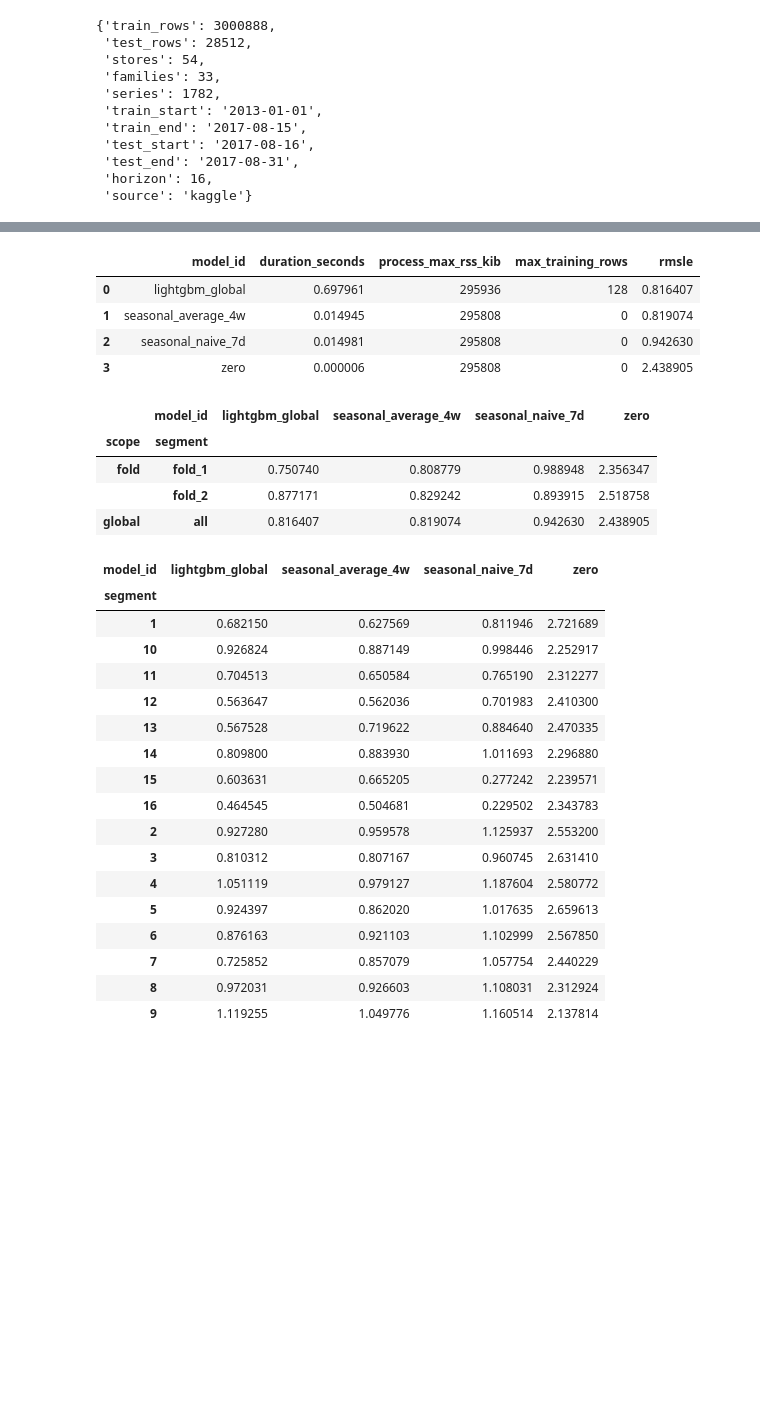
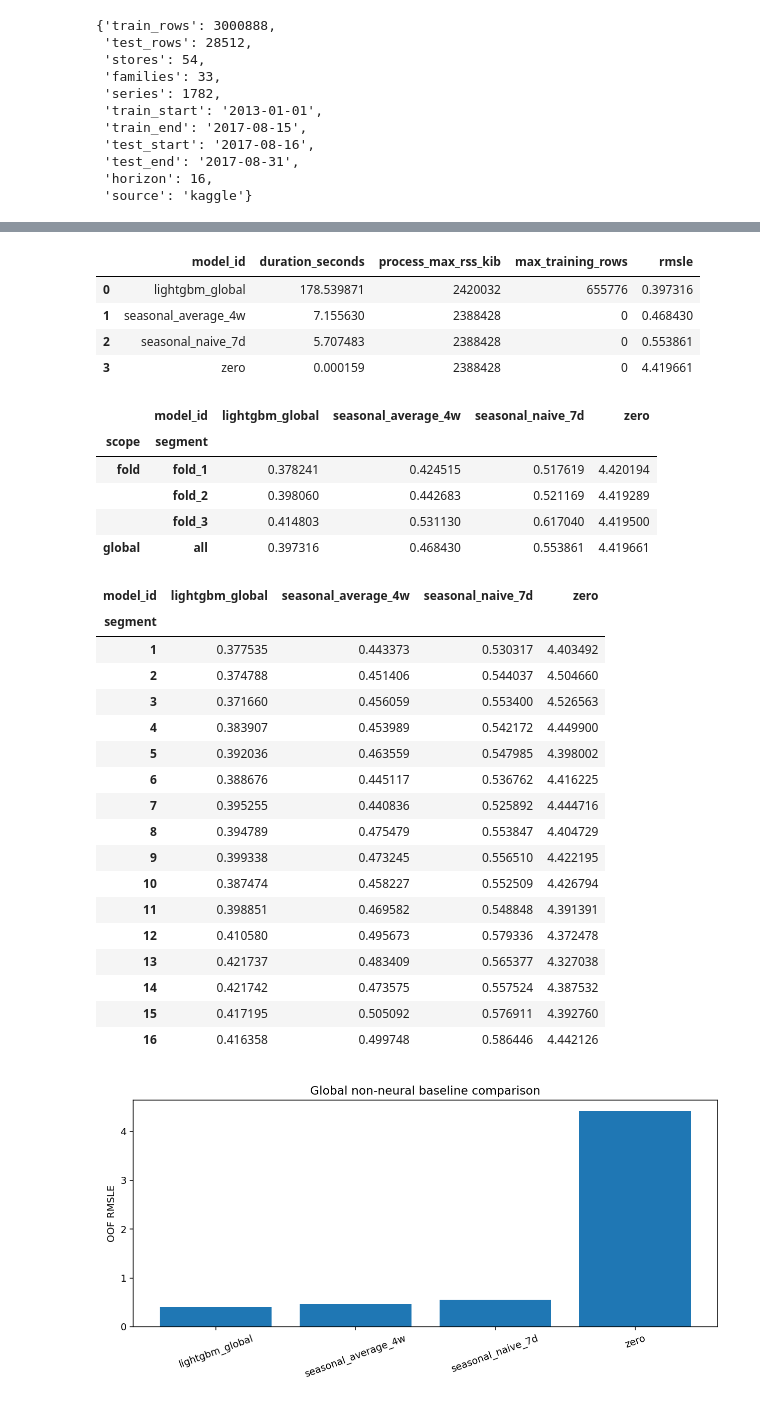
Before and after one commit to camiloandcu/Retail-Demand-Forecasting, a Jupyter notebook: 03_non_neural_baselines.ipynb, the cells around one changed output, grey strips where cells are left out. Saved outputs shown, nothing was run; the diff lists cells and outputs as text; code cells hidden in the pictures; blank space fills up the shorter version.

```diff
--- a/03_non_neural_baselines.ipynb
+++ b/03_non_neural_baselines.ipynb
@@ -148,41 +150,46 @@ The first table compares global OOF quality with measured fitting cost. The seco
 # %%
 display(run["cost_quality"])
 display(
     run["results"]
     .loc[run["results"]["scope"].isin(["global", "fold"])]
     .pivot_table(index=["scope", "segment"], columns="model_id", values="rmsle")
 )
 display(
     run["results"]
     .loc[run["results"]["scope"].eq("horizon")]
+    .assign(segment=lambda frame: frame["segment"].astype(int))
     .pivot(index="segment", columns="model_id", values="rmsle")
 )
+display(Image(filename=str(REPO_ROOT / "artifacts/figures/baselines/01_global_rmsle.png")))
+display(Image(filename=str(REPO_ROOT / "artifacts/figures/baselines/02_horizon_rmsle.png")))
 # %% [output]
 |  | model_id | duration_seconds | process_max_rss_kib | max_training_rows | rmsle |
-| 0 | lightgbm_global | 0.697961 | 295936 | 128 | 0.816407 |
-| 1 | seasonal_average_4w | 0.014945 | 295808 | 0 | 0.819074 |
-| 2 | seasonal_naive_7d | 0.014981 | 295808 | 0 | 0.942630 |
-| 3 | zero | 0.000006 | 295808 | 0 | 2.438905 |
+| 0 | lightgbm_global | 178.539871 | 2420032 | 655776 | 0.397316 |
+| 1 | seasonal_average_4w | 7.155630 | 2388428 | 0 | 0.468430 |
+| 2 | seasonal_naive_7d | 5.707483 | 2388428 | 0 | 0.553861 |
+| 3 | zero | 0.000159 | 2388428 | 0 | 4.419661 |
 |  | model_id | lightgbm_global | seasonal_average_4w | seasonal_naive_7d | zero |
 | scope | segment |  |  |  |  |
-| fold | fold_1 | 0.750740 | 0.808779 | 0.988948 | 2.356347 |
-|  | fold_2 | 0.877171 | 0.829242 | 0.893915 | 2.518758 |
-| global | all | 0.816407 | 0.819074 | 0.942630 | 2.438905 |
+| fold | fold_1 | 0.378241 | 0.424515 | 0.517619 | 4.420194 |
+|  | fold_2 | 0.398060 | 0.442683 | 0.521169 | 4.419289 |
+|  | fold_3 | 0.414803 | 0.531130 | 0.617040 | 4.419500 |
+| global | all | 0.397316 | 0.468430 | 0.553861 | 4.419661 |
 | model_id | lightgbm_global | seasonal_average_4w | seasonal_naive_7d | zero |
 | segment |  |  |  |  |
-| 1 | 0.682150 | 0.627569 | 0.811946 | 2.721689 |
-| 10 | 0.926824 | 0.887149 | 0.998446 | 2.252917 |
-| 11 | 0.704513 | 0.650584 | 0.765190 | 2.312277 |
-| 12 | 0.563647 | 0.562036 | 0.701983 | 2.410300 |
-| 13 | 0.567528 | 0.719622 | 0.884640 | 2.470335 |
-| 14 | 0.809800 | 0.883930 | 1.011693 | 2.296880 |
-| 15 | 0.603631 | 0.665205 | 0.277242 | 2.239571 |
-| 16 | 0.464545 | 0.504681 | 0.229502 | 2.343783 |
-| 2 | 0.927280 | 0.959578 | 1.125937 | 2.553200 |
-| 3 | 0.810312 | 0.807167 | 0.960745 | 2.631410 |
-| 4 | 1.051119 | 0.979127 | 1.187604 | 2.580772 |
-| 5 | 0.924397 | 0.862020 | 1.017635 | 2.659613 |
-| 6 | 0.876163 | 0.921103 | 1.102999 | 2.567850 |
-| 7 | 0.725852 | 0.857079 | 1.057754 | 2.440229 |
-| 8 | 0.972031 | 0.926603 | 1.108031 | 2.312924 |
-| 9 | 1.119255 | 1.049776 | 1.160514 | 2.137814 |
+| 1 | 0.377535 | 0.443373 | 0.530317 | 4.403492 |
+| 2 | 0.374788 | 0.451406 | 0.544037 | 4.504660 |
+| 3 | 0.371660 | 0.456059 | 0.553400 | 4.526563 |
+| 4 | 0.383907 | 0.453989 | 0.542172 | 4.449900 |
+| 5 | 0.392036 | 0.463559 | 0.547985 | 4.398002 |
+| 6 | 0.388676 | 0.445117 | 0.536762 | 4.416225 |
+| 7 | 0.395255 | 0.440836 | 0.525892 | 4.444716 |
+| 8 | 0.394789 | 0.475479 | 0.553847 | 4.404729 |
+| 9 | 0.399338 | 0.473245 | 0.556510 | 4.422195 |
+| 10 | 0.387474 | 0.458227 | 0.552509 | 4.426794 |
+| 11 | 0.398851 | 0.469582 | 0.548848 | 4.391391 |
+| 12 | 0.410580 | 0.495673 | 0.579336 | 4.372478 |
+| 13 | 0.421737 | 0.483409 | 0.565377 | 4.327038 |
+| 14 | 0.421742 | 0.473575 | 0.557524 | 4.387532 |
+| 15 | 0.417195 | 0.505092 | 0.576911 | 4.392760 |
+| 16 | 0.416358 | 0.499748 | 0.586446 | 4.442126 |
+[figure, added]
```
Also changed, not shown: parts of 12 cells of this notebook.
